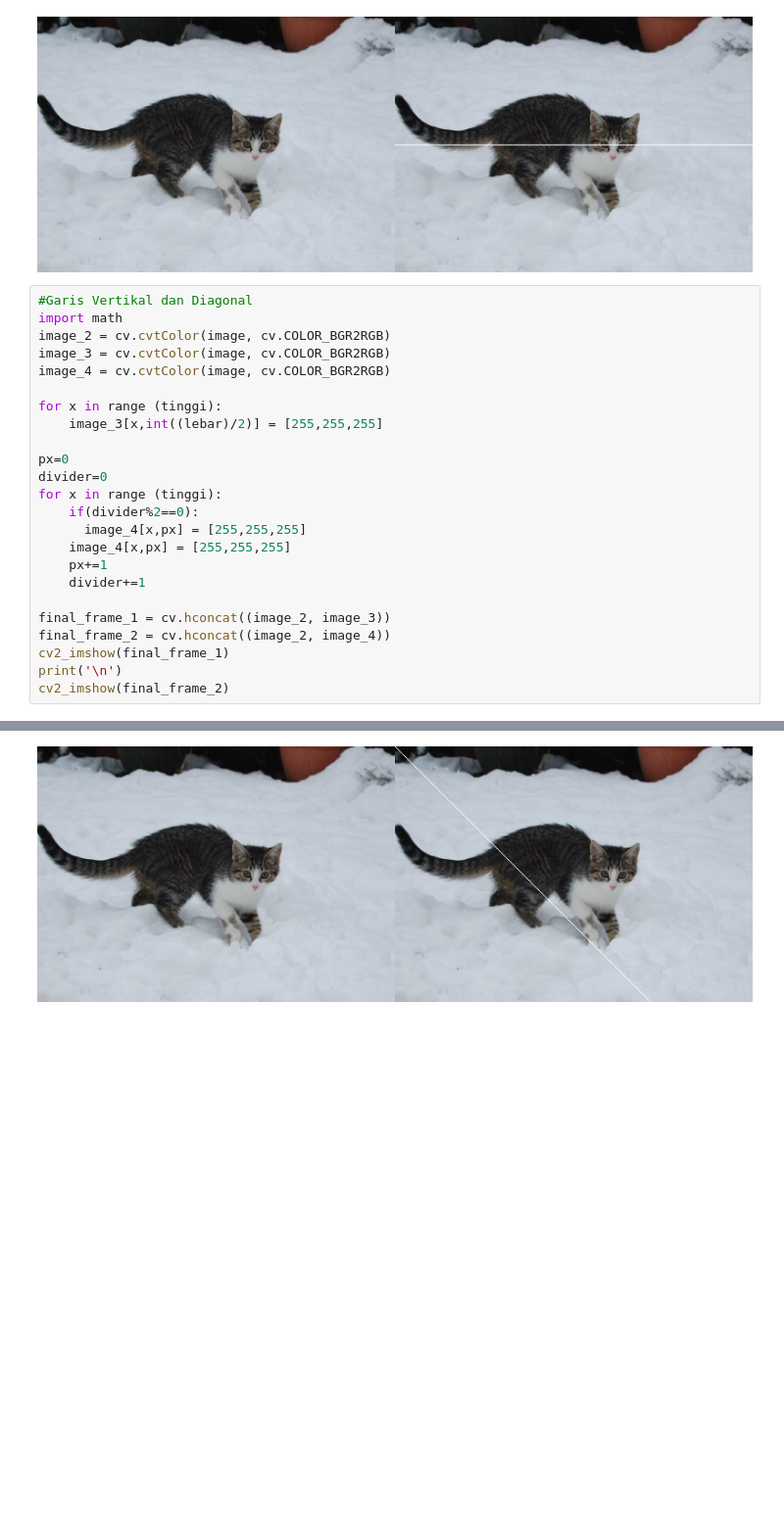
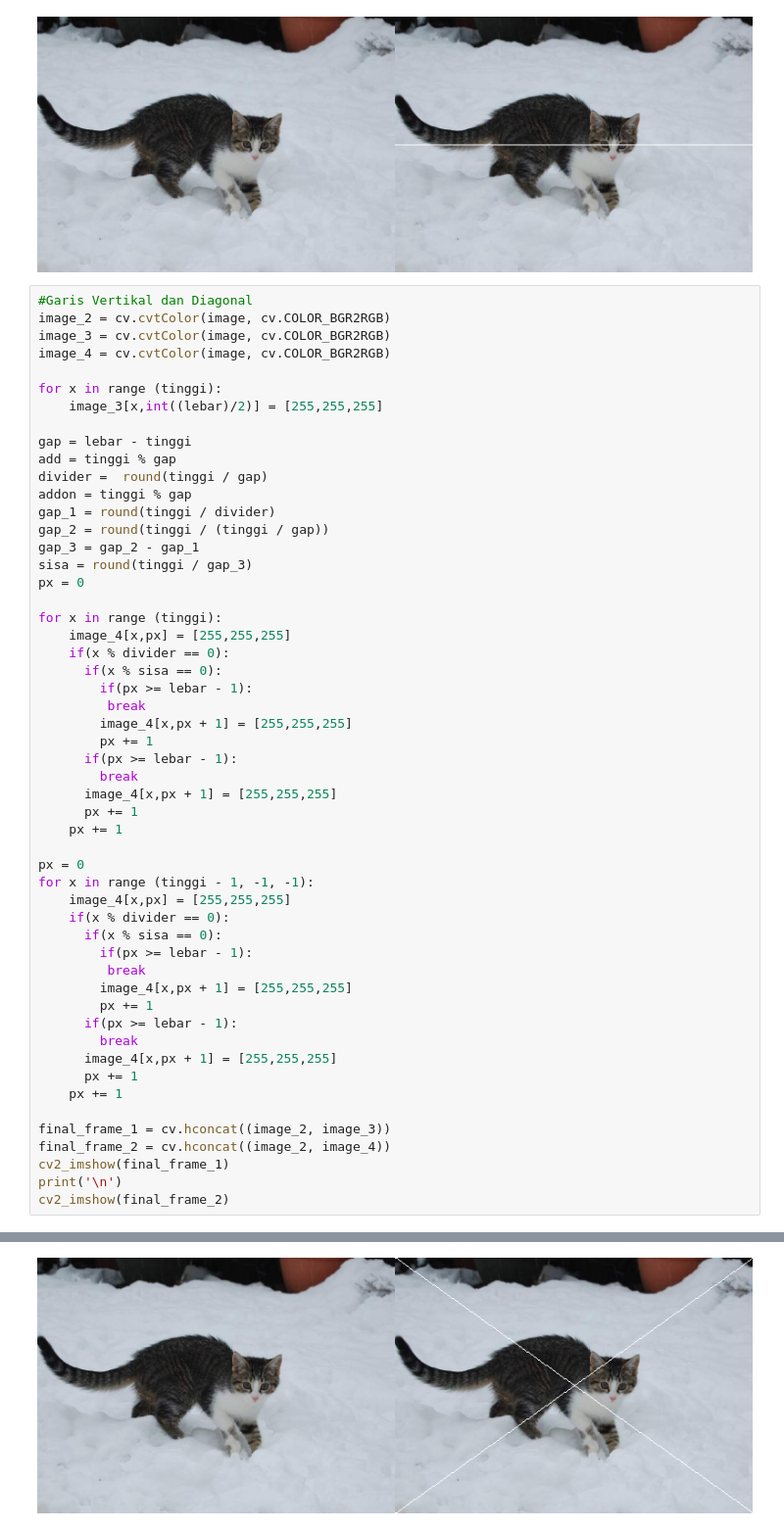
Before and after one commit to AsadillahRamadhan/PCVK, a Jupyter notebook: Pertemuan1.ipynb, the cells around one changed output, grey strips where cells are left out. Shown at 98% size. Saved outputs shown, nothing was run; the diff lists cells and outputs as text; blank space fills up the shorter version.

```diff
--- a/Pertemuan1.ipynb
+++ b/Pertemuan1.ipynb
@@ -45,28 +45,57 @@ cv2_imshow(final_frame)
 [figure]
 # %%
 #Garis Vertikal dan Diagonal
-import math
 image_2 = cv.cvtColor(image, cv.COLOR_BGR2RGB)
 image_3 = cv.cvtColor(image, cv.COLOR_BGR2RGB)
 image_4 = cv.cvtColor(image, cv.COLOR_BGR2RGB)
 
 for x in range (tinggi):
     image_3[x,int((lebar)/2)] = [255,255,255]
 
-px=0
-divider=0
+gap = lebar - tinggi
+add = tinggi % gap
+divider =  round(tinggi / gap)
+addon = tinggi % gap
+gap_1 = round(tinggi / divider)
+gap_2 = round(tinggi / (tinggi / gap))
+gap_3 = gap_2 - gap_1
+sisa = round(tinggi / gap_3)
+px = 0
+
 for x in range (tinggi):
-    if(divider%2==0):
-      image_4[x,px] = [255,255,255]
     image_4[x,px] = [255,255,255]
-    px+=1
-    divider+=1
+    if(x % divider == 0):
+      if(x % sisa == 0):
+        if(px >= lebar - 1):
+         break
+        image_4[x,px + 1] = [255,255,255]
+        px += 1
+      if(px >= lebar - 1):
+        break
+      image_4[x,px + 1] = [255,255,255]
+      px += 1
+    px += 1
+
+px = 0
+for x in range (tinggi - 1, -1, -1):
+    image_4[x,px] = [255,255,255]
+    if(x % divider == 0):
+      if(x % sisa == 0):
+        if(px >= lebar - 1):
+         break
+        image_4[x,px + 1] = [255,255,255]
+        px += 1
+      if(px >= lebar - 1):
+        break
+      image_4[x,px + 1] = [255,255,255]
+      px += 1
+    px += 1
 
 final_frame_1 = cv.hconcat((image_2, image_3))
 final_frame_2 = cv.hconcat((image_2, image_4))
 cv2_imshow(final_frame_1)
 print('\n')
 cv2_imshow(final_frame_2)
 # %% [output]
 [figure]
-[figure, old version]
+[figure, new version]
```
Also changed, not shown: parts of 2 cells of this notebook.
